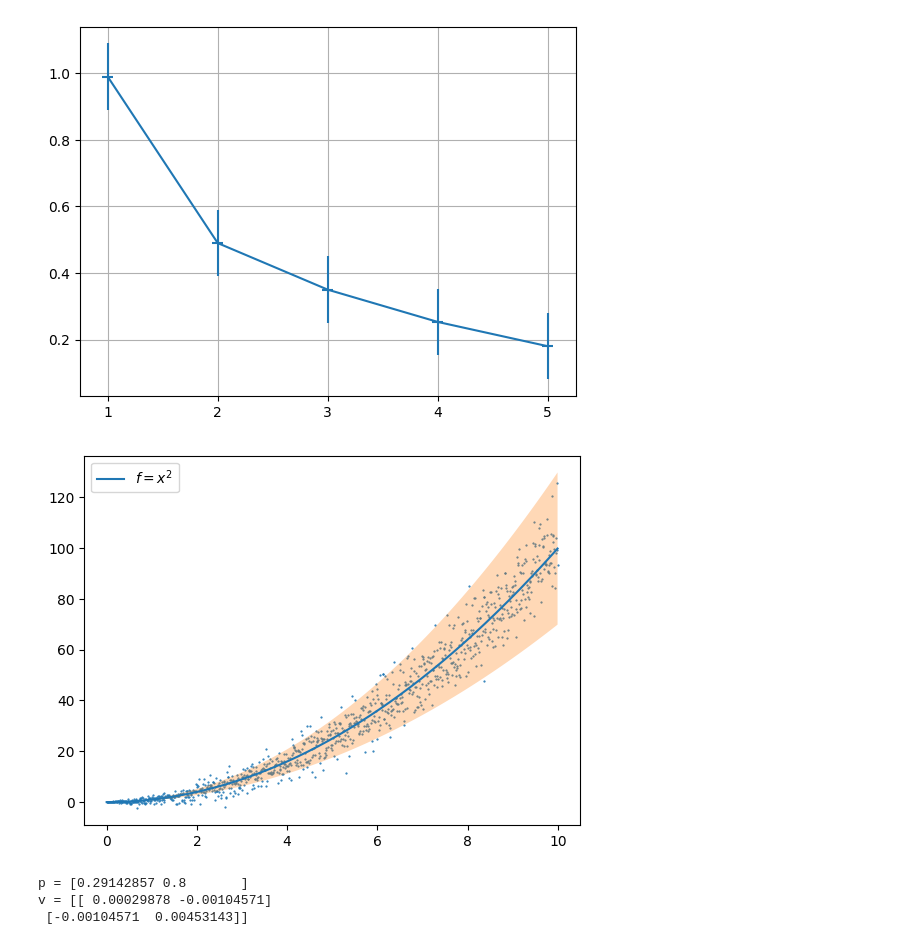
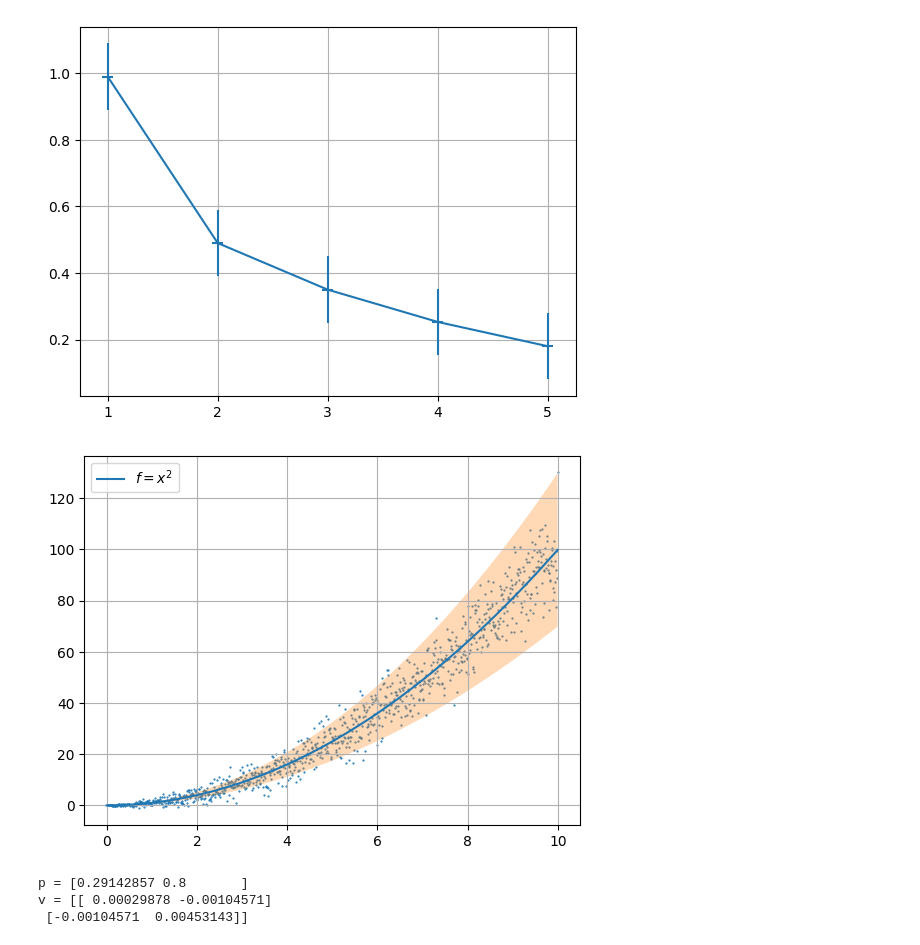
Before and after one commit to replicaCortex/Keres, a Jupyter notebook: ML/1HomeWork.ipynb, the cells around one changed output. Cells and saved outputs as stored; diff of their text form; code cells hidden in the pictures.

```diff
--- a/ML/1HomeWork.ipynb
+++ b/ML/1HomeWork.ipynb
@@ -74,12 +59,13 @@ plt.show()
 # %%
 x = np.arange(0, 10, 0.01)
 plt.plot(x, x**2, label=r'$f = x^2$')
 plt.scatter(x, x**2 + np.random.randn(len(x))*x, s=0.3)
 plt.fill_between(x, 1.3*x**2, 0.7*x**2, alpha=0.3)
 plt.legend(loc='best')
+plt.grid(True)
 plt.show()
 # %% [output]
-[figure, old version]
+[figure, new version]
 # %%
 x=[1, 2, 3, 4, 5, 6]
 y=[1, 1.42, 1.76, 2, 2.24, 2.5]
```
Also changed, not shown: parts of 3 cells of this notebook.
